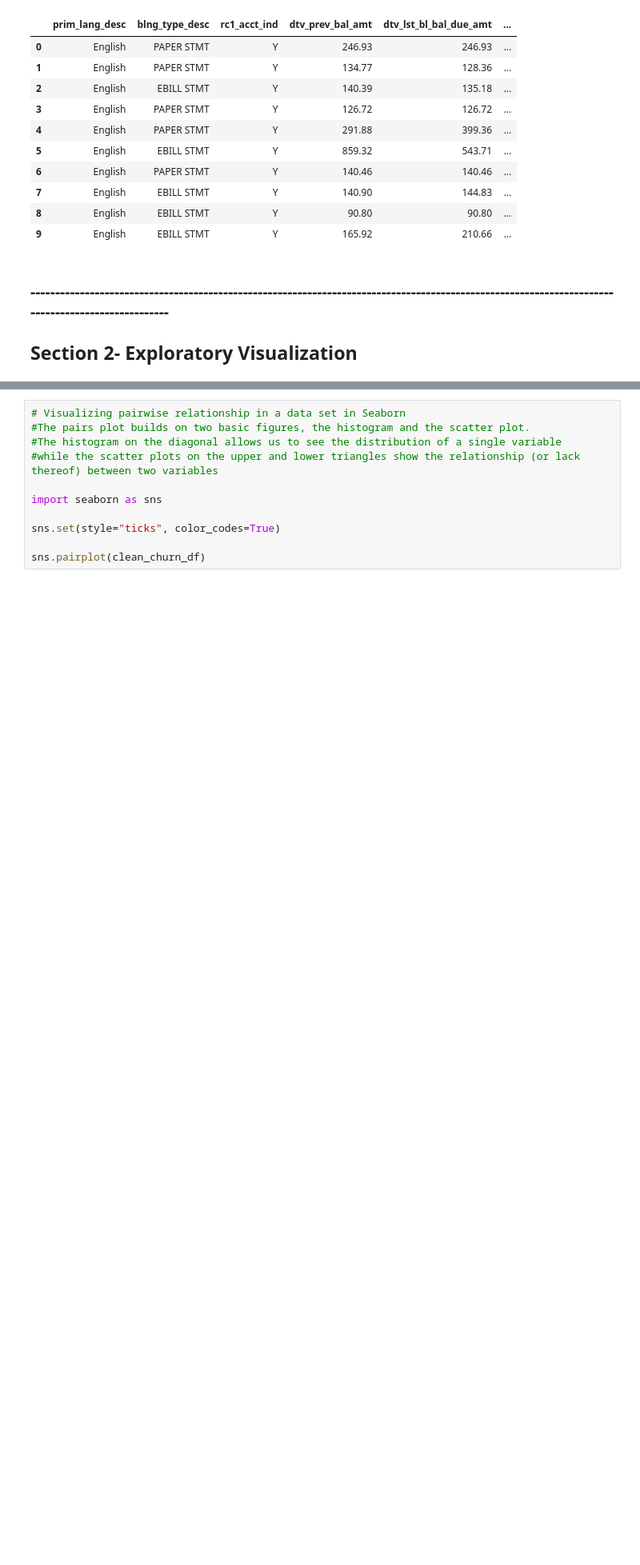
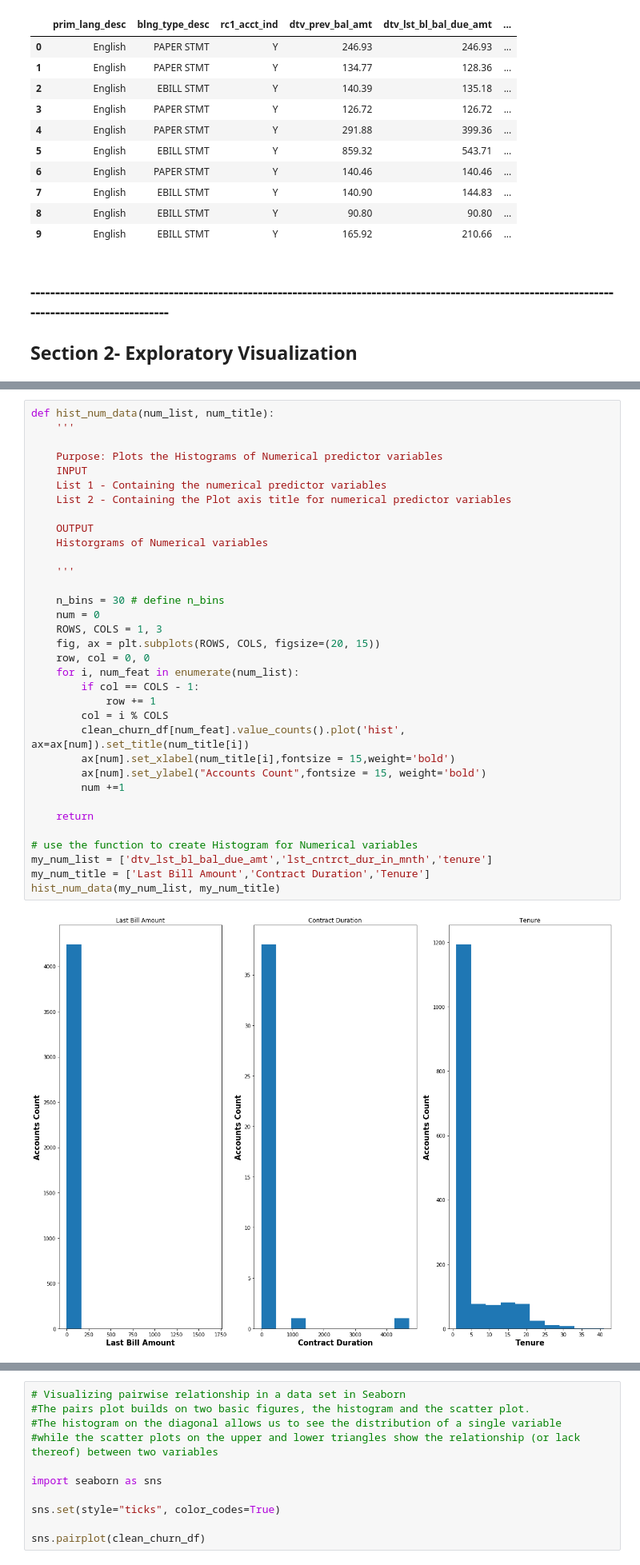
Before and after one commit to paridad/Project1-Nano-DS, a Jupyter notebook: Project_1_DataScience-blog.ipynb, the cells around one changed output, grey strips where cells are left out. Shown: that part at 80% size. Saved outputs shown, nothing was run; the diff lists cells and outputs as text; blank space fills up the shorter version.

```diff
--- a/Project_1_DataScience-blog.ipynb
+++ b/Project_1_DataScience-blog.ipynb
@@ -399,0 +319,36 @@ shape (1, 3)
+# %%
+def hist_num_data(num_list, num_title):
+    '''
+
+    Purpose: Plots the Histograms of Numerical predictor variables
+    INPUT
+    List 1 - Containing the numerical predictor variables
+    List 2 - Containing the Plot axis title for numerical predictor variables
+
+    OUTPUT
+    Historgrams of Numerical variables
+
+    '''
+
+    n_bins = 30 # define n_bins
+    num = 0
+    ROWS, COLS = 1, 3
+    fig, ax = plt.subplots(ROWS, COLS, figsize=(20, 15))
+    row, col = 0, 0
+    for i, num_feat in enumerate(num_list):
+        if col == COLS - 1:
+            row += 1
+        col = i % COLS
+        clean_churn_df[num_feat].value_counts().plot('hist', ax=ax[num]).set_title(num_title[i])
+        ax[num].set_xlabel(num_title[i],fontsize = 15,weight='bold')
+        ax[num].set_ylabel("Accounts Count",fontsize = 15, weight='bold')
+        num +=1
+
+    return
+
+# use the function to create Histogram for Numerical variables
+my_num_list = ['dtv_lst_bl_bal_due_amt','lst_cntrct_dur_in_mnth','tenure']
+my_num_title = ['Last Bill Amount','Contract Duration','Tenure']
+hist_num_data(my_num_list, my_num_title)
+# %% [output]
+[figure, added]
```
Also changed, not shown: parts of 13 cells of this notebook.
